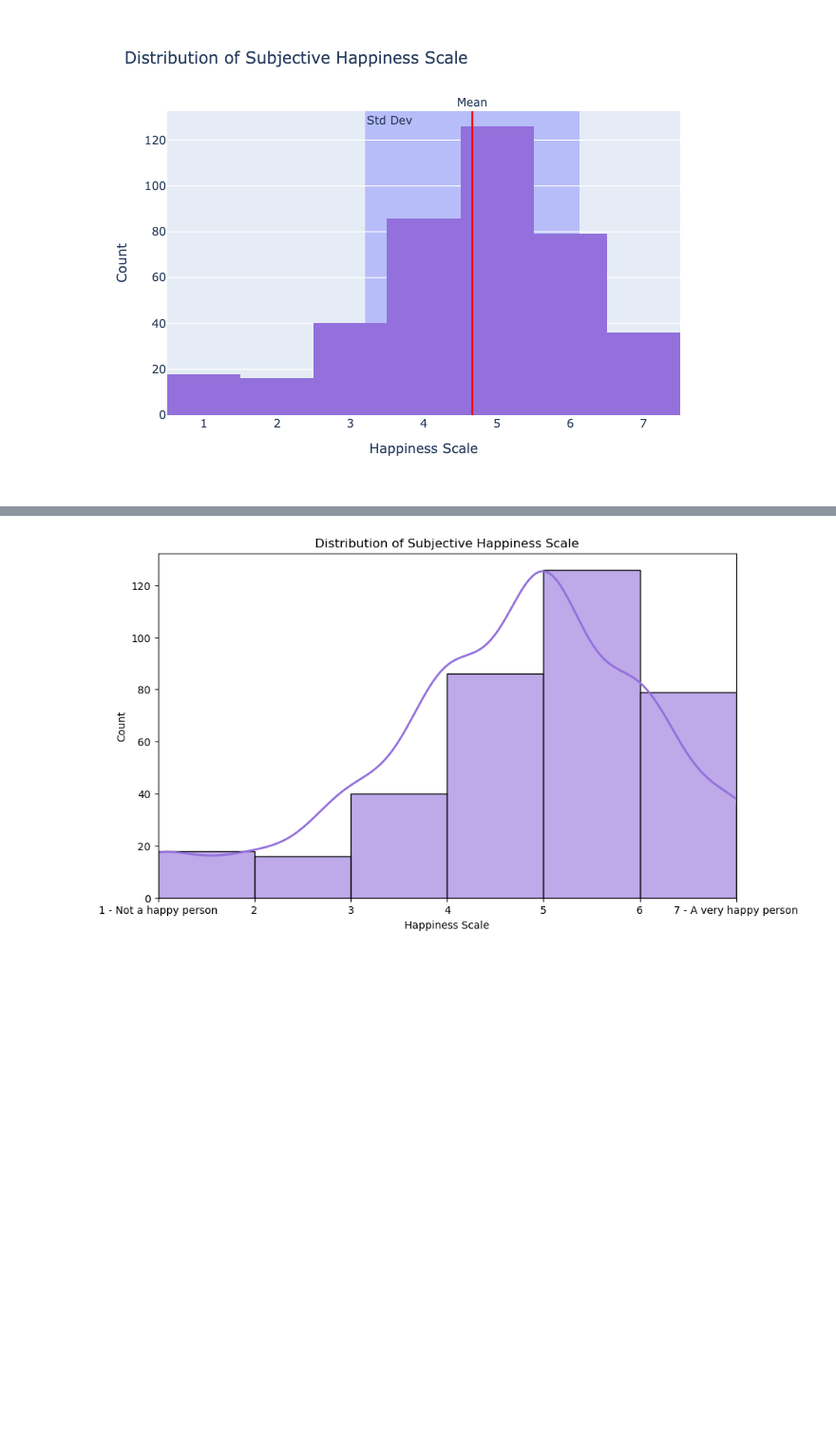
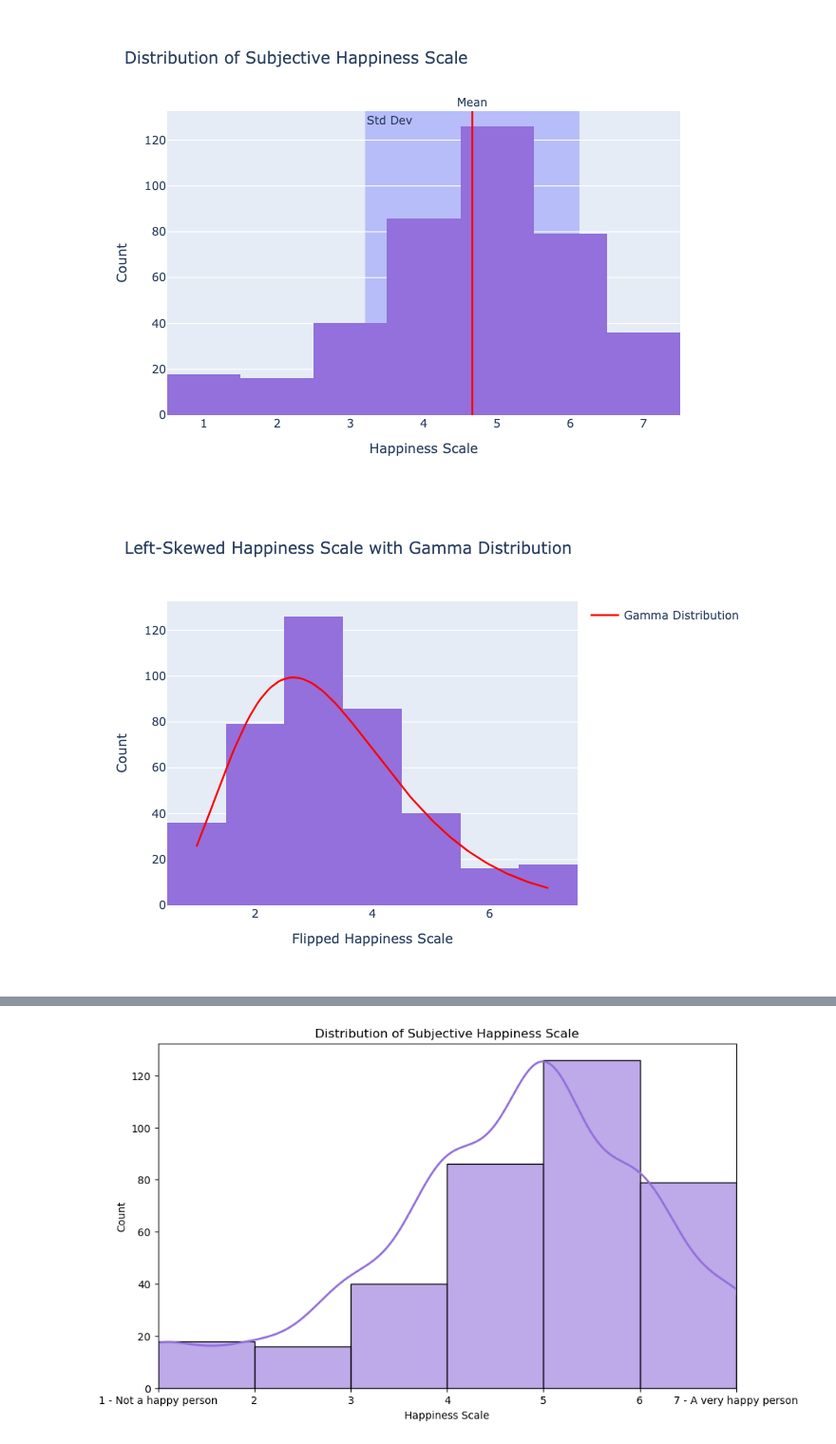
Before and after one commit to LucaPiccone/sta130, a Jupyter notebook: CP/Contribution.ipynb, the cells around one changed output, grey strips where cells are left out. Shown at 95% size. Cells and saved outputs as stored; diff of their text form; code cells hidden in the pictures; blank space fills up the shorter version.

```diff
--- a/CP/Contribution.ipynb
+++ b/CP/Contribution.ipynb
@@ -185,3 +185,53 @@ fig.add_vrect(
 fig.show(renderer='png')
 # %% [output]
 [figure]
+# %%
+import plotly.express as px
+import pandas as pd
+import numpy as np
+from scipy.stats import gamma
+
+# Assuming df_happinessScale_numFriends is your DataFrame
+# Filter and ensure data is within the correct range
+df = df_happinessScale_numFriends[df_happinessScale_numFriends['WELLNESS_subjective_happiness_scale_happy'].isin(range(1, 8))]
+
+# Flip the data by subtracting from the maximum possible value + 1
+max_scale = 7  # Maximum scale value
+df['Flipped_Happiness_Scale'] = max_scale + 1 - df['WELLNESS_subjective_happiness_scale_happy']
+
+# Fit a gamma distribution to the flipped data
+shape, loc, scale = gamma.fit(df['Flipped_Happiness_Scale'], floc=0)  # Fix location at 0 for simplicity
+x = np.linspace(df['Flipped_Happiness_Scale'].min(), df['Flipped_Happiness_Scale'].max(), 100)
+pdf = gamma.pdf(x, shape, loc=loc, scale=scale)
+
+# Create the histogram
+fig = px.histogram(
+    df,
+    x='Flipped_Happiness_Scale',
+    title='Left-Skewed Happiness Scale with Gamma Distribution',
+    labels={'Flipped_Happiness_Scale': 'Flipped Happiness Scale'},
+    color_discrete_sequence=['mediumpurple'],
+    category_orders={'Flipped_Happiness_Scale': sorted(df['Flipped_Happiness_Scale'].unique())},  # Custom order
+    barnorm='',  # Ensure count histogram, not normalized
+    nbins=7  # Specify bins
+)
+
+# Customize layout to have no gaps between bins
+fig.update_layout(
+    xaxis_title='Flipped Happiness Scale',
+    yaxis_title='Count',
+    bargap=0.0  # Set bargap to 0 for no gaps between bars
+)
+
+# Add the gamma distribution curve
+fig.add_scatter(
+    x=x, y=pdf * len(df) * (df['Flipped_Happiness_Scale'].max() - df['Flipped_Happiness_Scale'].min()) / 7,
+    mode='lines',
+    line=dict(color='red'),
+    name='Gamma Distribution'
+)
+
+# Show the plot
+fig.show(renderer='png')
+# %% [output]
+[figure, added]
```
Also changed, not shown: parts of 6 cells of this notebook, 4 other files.
